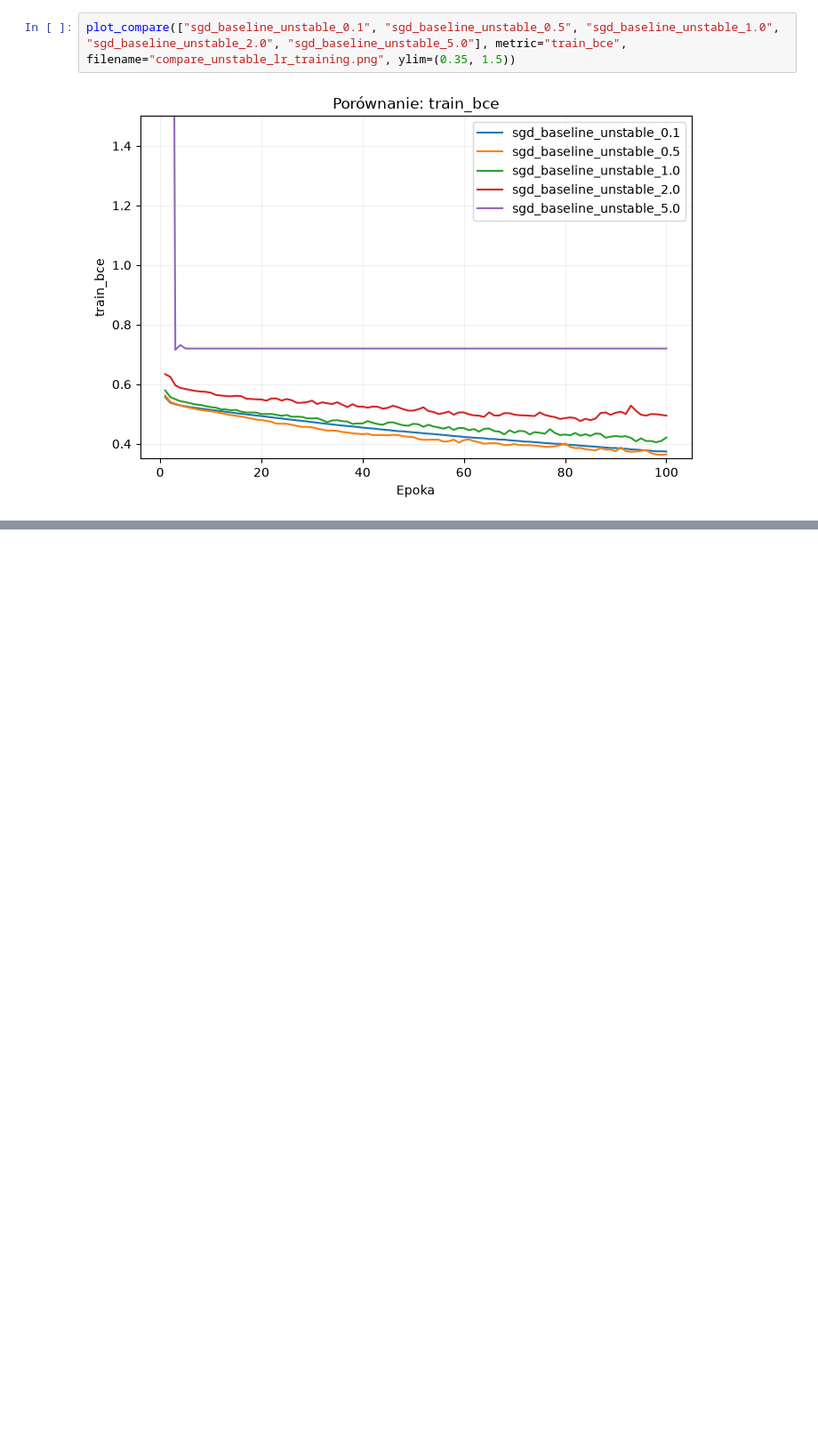
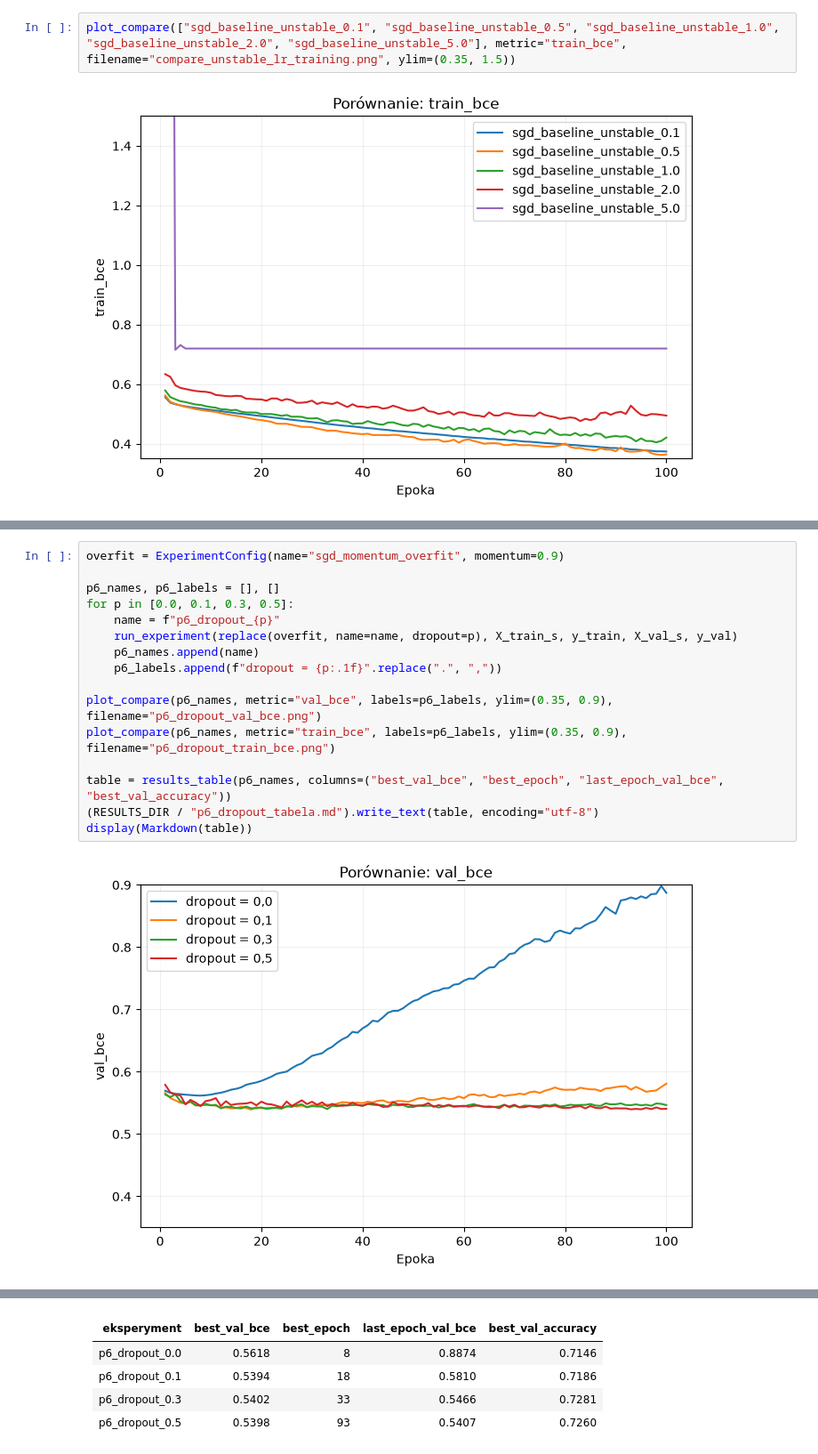
Before and after one commit to juliansuszko/Projekt1---Diagnostyka-procesu-uczenia, a Jupyter notebook: notebooks/diagnostyka_treningu.ipynb, the cells around one changed output, grey strips where cells are left out. Shown at 89% size. Saved outputs shown, nothing was run; the diff lists cells and outputs as text; blank space fills up the shorter version.

```diff
--- a/notebooks/diagnostyka_treningu.ipynb
+++ b/notebooks/diagnostyka_treningu.ipynb
@@ -399,0 +452,18 @@ for name, m in test_results.items():
+# %%
+overfit = ExperimentConfig(name="sgd_momentum_overfit", momentum=0.9)
+
+p6_names, p6_labels = [], []
+for p in [0.0, 0.1, 0.3, 0.5]:
+    name = f"p6_dropout_{p}"
+    run_experiment(replace(overfit, name=name, dropout=p), X_train_s, y_train, X_val_s, y_val)
+    p6_names.append(name)
+    p6_labels.append(f"dropout = {p:.1f}".replace(".", ","))
+
+plot_compare(p6_names, metric="val_bce", labels=p6_labels, ylim=(0.35, 0.9), filename="p6_dropout_val_bce.png")
+plot_compare(p6_names, metric="train_bce", labels=p6_labels, ylim=(0.35, 0.9), filename="p6_dropout_train_bce.png")
+
+table = results_table(p6_names, columns=("best_val_bce", "best_epoch", "last_epoch_val_bce", "best_val_accuracy"))
+(RESULTS_DIR / "p6_dropout_tabela.md").write_text(table, encoding="utf-8")
+display(Markdown(table))
+# %% [output]
+[figure, added]
@@ -399,0 +471,6 @@ for name, m in test_results.items():
+| eksperyment | best_val_bce | best_epoch | last_epoch_val_bce | best_val_accuracy |
+| --- | --- | --- | --- | --- |
+| p6_dropout_0.0 | 0.5618 | 8 | 0.8874 | 0.7146 |
+| p6_dropout_0.1 | 0.5394 | 18 | 0.5810 | 0.7186 |
+| p6_dropout_0.3 | 0.5402 | 33 | 0.5466 | 0.7281 |
+| p6_dropout_0.5 | 0.5398 | 93 | 0.5407 | 0.7260 |
```
Also changed, not shown: parts of 6 cells of this notebook, 8 other files.
